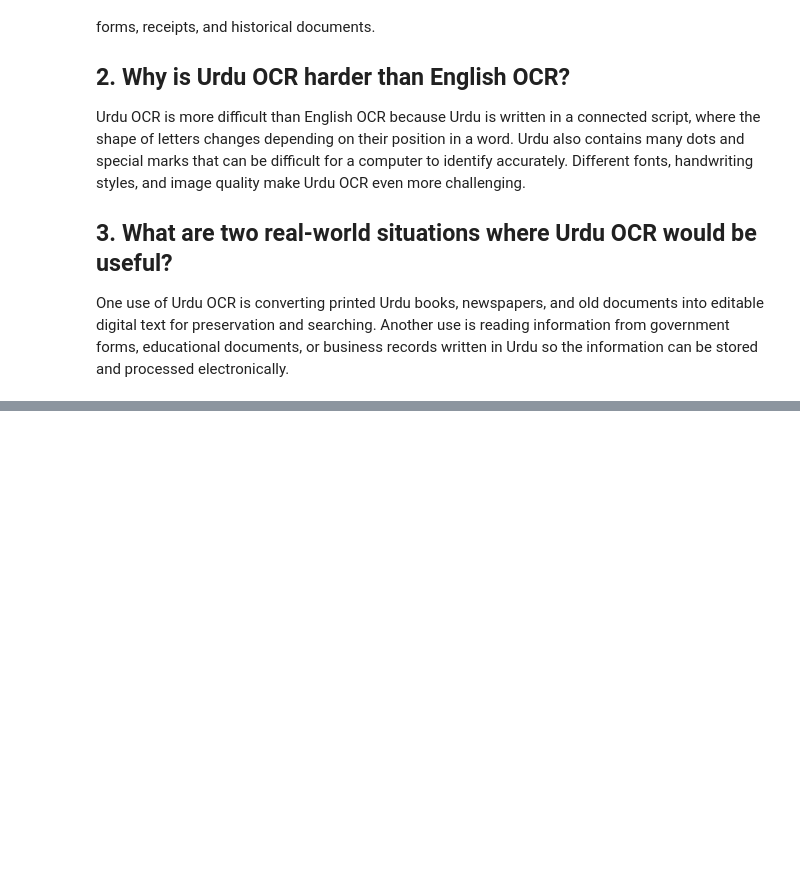
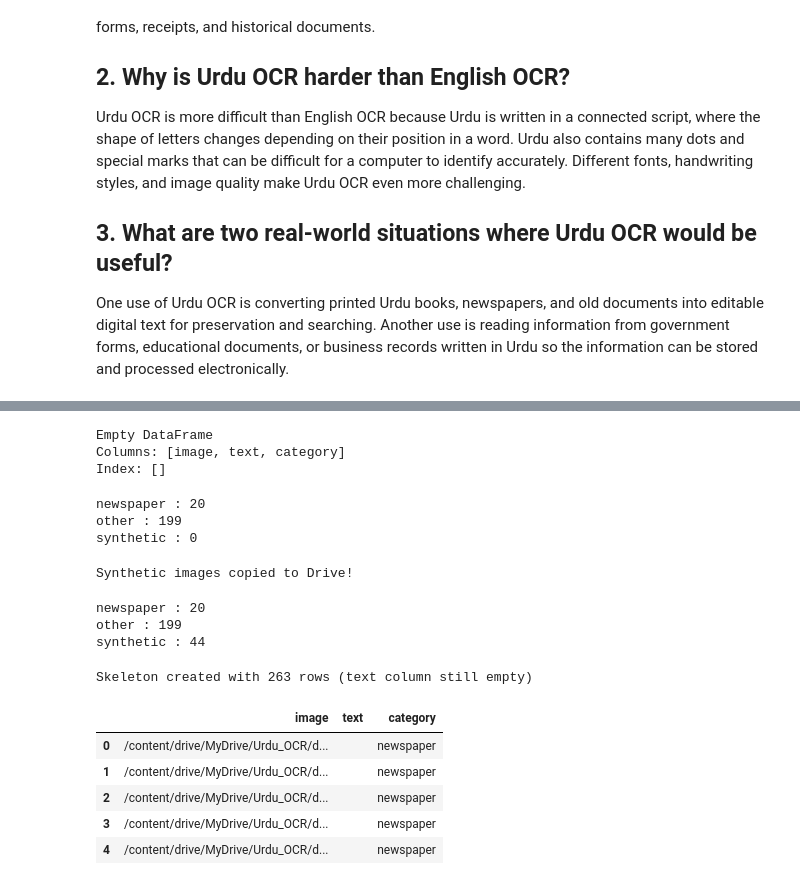
Before and after one commit to Zainab-Binte-Khalid/urdu-ocr-codesaviours-si26-zainab, a Jupyter notebook: SI26_Week1_Zainab.ipynb, the cells around one changed output, grey strips where cells are left out. Drawn from its saved outputs; the diff is of its cells as text; code cells hidden in the pictures; blank space fills up the shorter version.

```diff
--- a/SI26_Week1_Zainab.ipynb
+++ b/SI26_Week1_Zainab.ipynb
@@ -16,0 +395,79 @@ One use of Urdu OCR is converting printed Urdu books, newspapers, and old docume
+# %%
+import pandas as pd
+
+df = pd.read_csv("/content/drive/MyDrive/Urdu_OCR/data/labels.csv")
+
+print(df[df["category"] == "synthetic"].head(10))
+# %% [output]
+Empty DataFrame
+Columns: [image, text, category]
+Index: []
+# %%
+import os
+
+base = "/content/drive/MyDrive/Urdu_OCR/data/raw"
+
+for folder in os.listdir(base):
+    path = os.path.join(base, folder)
+    if os.path.isdir(path):
+        print(folder, ":", len(os.listdir(path)))
+# %% [output]
+newspaper : 20
+other : 199
+synthetic : 0
+# %%
+import shutil
+
+shutil.copytree(
+    "data/raw/synthetic",
+    "/content/drive/MyDrive/Urdu_OCR/data/raw/synthetic",
+    dirs_exist_ok=True
+)
+
+print("Synthetic images copied to Drive!")
+# %% [output]
+Synthetic images copied to Drive!
+# %%
+import os
+
+base = "/content/drive/MyDrive/Urdu_OCR/data/raw"
+
+for folder in os.listdir(base):
+    path = os.path.join(base, folder)
+    if os.path.isdir(path):
+        print(folder, ":", len(os.listdir(path)))
+# %% [output]
+newspaper : 20
+other : 199
+synthetic : 44
+# %%
+import pandas as pd
+import os
+
+base = "/content/drive/MyDrive/Urdu_OCR/data/raw"
+
+labels = []
+for folder in ["newspaper", "synthetic", "other"]:
+    path = os.path.join(base, folder)
+    if not os.path.exists(path):
+        continue
+    for img in sorted(os.listdir(path)):
+        if img.lower().endswith((".png", ".jpg", ".jpeg")):
+            full_path = os.path.join(path, img)
+            labels.append([full_path, "", folder])
+
+df = pd.DataFrame(labels, columns=["image", "text", "category"])
+
+csv_path = "/content/drive/MyDrive/Urdu_OCR/data/labels.csv"
+df.to_csv(csv_path, index=False)
+
+print(f"Skeleton created with {len(df)} rows (text column still empty)")
+df.head()
+# %% [output]
+Skeleton created with 263 rows (text column still empty)
+|  | image | text | category |
+| 0 | /content/drive/MyDrive/Urdu_OCR/d... |  | newspaper |
+| 1 | /content/drive/MyDrive/Urdu_OCR/d... |  | newspaper |
+| 2 | /content/drive/MyDrive/Urdu_OCR/d... |  | newspaper |
+| 3 | /content/drive/MyDrive/Urdu_OCR/d... |  | newspaper |
+| 4 | /content/drive/MyDrive/Urdu_OCR/d... |  | newspaper |
```
Also changed, not shown: parts of 29 cells of this notebook.
